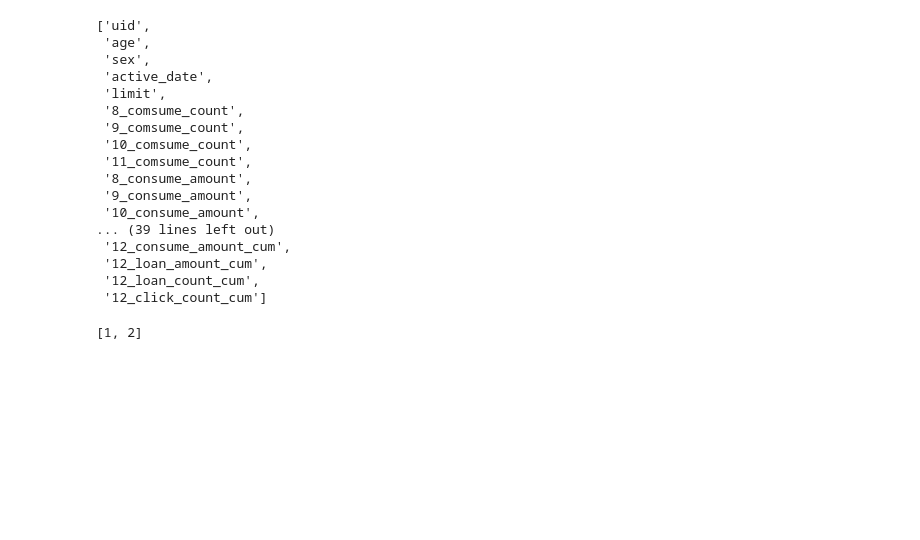
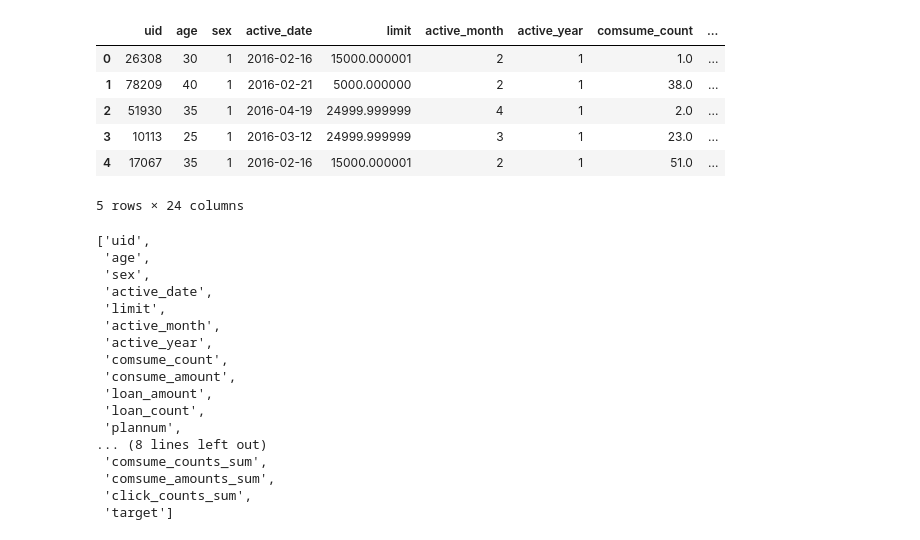
Before and after one commit to YulinGUO/LoanForecasting, a Jupyter notebook: pys/load.ipynb, the cells around one changed output. Saved outputs shown, nothing was run; the diff lists cells and outputs as text; code cells hidden in the pictures; blank space fills up the shorter version.

```diff
--- a/pys/load.ipynb
+++ b/pys/load.ipynb
@@ -3,0 +13,39 @@ import numpy as np
+# %%
+INPUT_PATH = '../input/'
+OUTPUT_PATH = '../output/'
+
+
+def load_data():
+    train = pd.read_csv(INPUT_PATH + 'trainv1.csv')
+    train['target'] = train['target'].map(lambda x: data_log(x))
+    submit = pd.read_csv(INPUT_PATH + 'submitv1.csv')
+    return train, submit
+
+
+def get_xgb_imp(xgb, feat_names):
+    from numpy import array
+    imp_vals = xgb.get_fscore()
+    imp_dict = {feat_names[i]:float(imp_vals.get('f'+str(i),0.)) for i in range(len(feat_names))}
+    total = array(imp_dict.values()).sum()
+    return {k:v/total for k,v in imp_dict.items()}
+
+
+def merge_dic(dicts):
+    ret = {}
+    for dict in dicts:
+        for key in dict:
+            val = dict[key]
+            ret[key] = ret[key]+val if key in ret else val
+    return ret
+
+def data_log(x):
+    if x <= 0:
+        return 0
+    else:
+        return np.math.log(x + 1, 5)
+# %%
+print('begin to load data')
+train, submit = load_data()
+
+kfold = 10
+skf = KFold(n_splits=kfold,shuffle=True, random_state=42)
@@ -240,24 +370,30 @@ for month in [8,9,10,11,12]:
+# %%
+train.head()
+# %% [output]
+|  | uid | age | sex | active_date | limit | active_month | active_year | comsume_count | ... |
+| 0 | 26308 | 30 | 1 | 2016-02-16 | 15000.000001 | 2 | 1 | 1.0 | ... |
+| 1 | 78209 | 40 | 1 | 2016-02-21 | 5000.000000 | 2 | 1 | 38.0 | ... |
+| 2 | 51930 | 35 | 1 | 2016-04-19 | 24999.999999 | 4 | 1 | 2.0 | ... |
+| 3 | 10113 | 25 | 1 | 2016-03-12 | 24999.999999 | 3 | 1 | 23.0 | ... |
+| 4 | 17067 | 35 | 1 | 2016-02-16 | 15000.000001 | 2 | 1 | 51.0 | ... |
+5 rows × 24 columns
 # %%
-list(user_info)
+list(train)
 # %% [output]
 ['uid',
  'age',
  'sex',
  'active_date',
  'limit',
- '8_comsume_count',
- '9_comsume_count',
- '10_comsume_count',
- '11_comsume_count',
- '8_consume_amount',
- '9_consume_amount',
- '10_consume_amount',
-... (39 lines left out)
- '12_consume_amount_cum',
- '12_loan_amount_cum',
- '12_loan_count_cum',
- '12_click_count_cum']
+ 'active_month',
+ 'active_year',
+ 'comsume_count',
+ 'consume_amount',
+ 'loan_amount',
+ 'loan_count',
+ 'plannum',
+... (8 lines left out)
+ 'comsume_counts_sum',
+ 'comsume_amounts_sum',
+ 'click_counts_sum',
+ 'target']
-# %%
-[1]+[2]
-# %% [output]
-[1, 2]
```
Also changed, not shown: parts of 78 cells of this notebook, 2 other files.
